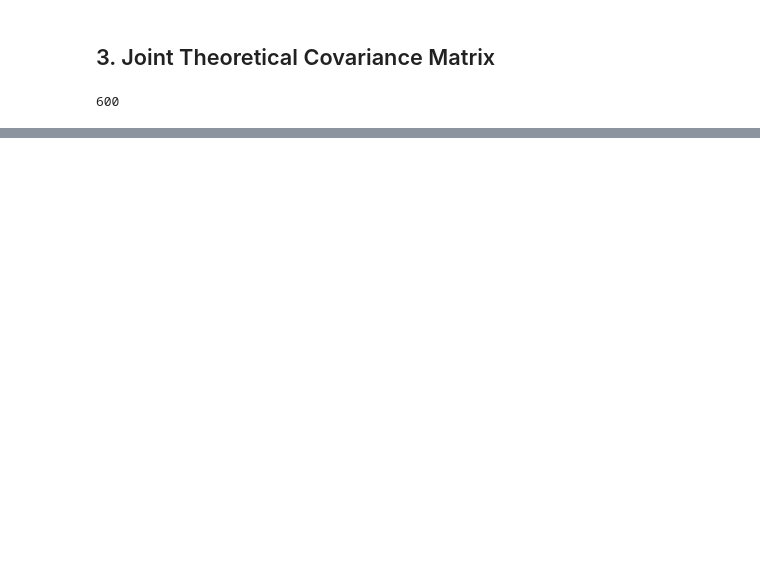
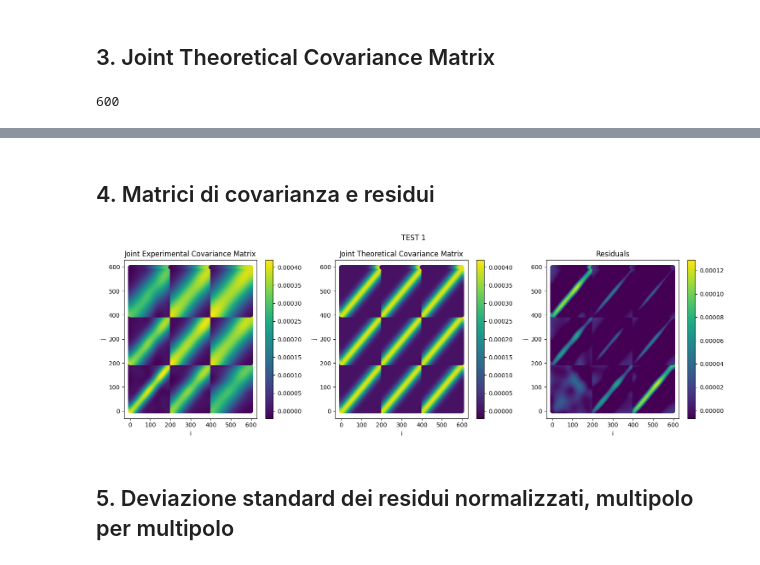
Before and after one commit to BeppeMcOnion/AB_INFO_2022-2023_EercizioFinale, a Jupyter notebook: ProgettoEsame.ipynb, the cells around one changed output, grey strips where cells are left out. Saved outputs shown, nothing was run; the diff lists cells and outputs as text; code cells hidden in the pictures; blank space fills up the shorter version.

Commit message:
feat: First implementation of standard deviation for each (l1, l2) multipole pair

```diff
--- a/ProgettoEsame.ipynb
+++ b/ProgettoEsame.ipynb
@@ -455,0 +480,46 @@ plot_Matrix(COV_th, title="Joint Theoretical Covariance Matrix")
+# %% [markdown]
+## 4. Matrici di covarianza e residui
+# %%
+import matplotlib.pyplot as plt
+import numpy as np
+
+# Creazione della figura con tre sottofigure (1 riga, 3 colonne)
+fig, axs = plt.subplots(1, 3, figsize=(15, 5))  # 1 riga, 3 colonne
+
+# Estremi della barra dei colori, per ogni subplot
+cmin = -np.max(COV_th)*0.05
+cmax =  np.max(COV_th)*1.05
+
+# Prima sottofigura: Joint Experimental Covariance Matrix
+axs[0].set_title('Joint Experimental Covariance Matrix')
+x,y = np.meshgrid(range(COV.shape[0]),range(COV.shape[1]))
+scatter1 = axs[0].scatter(x, y, c=COV[x, y], vmin=cmin, vmax=cmax)
+plt.colorbar(scatter1, ax=axs[0])  # Aggiungi la barra dei colori specifica per il primo subplot
+
+
+# Seconda sottofigura: Joint Theretical Covariance Matrix
+axs[1].set_title('Joint Theoretical Covariance Matrix')
+x,y = np.meshgrid(range(COV_th.shape[0]),range(COV_th.shape[1]))
+scatter2 = axs[1].scatter(x, y, c=COV_th[x, y], vmin=cmin, vmax=cmax)
+plt.colorbar(scatter2, ax=axs[1])  # Aggiungi la barra dei colori specifica per il secondo subplot
+
+
+# Terza sottofigura: Residuals
+axs[2].set_title('Residuals')
+
+residuals = COV_th - COV  # Calcolo dei residui
+scatter3 = axs[2].scatter(x, y, c=residuals[x, y], vmin=np.max(residuals)*1.05, vmax=-np.max(residuals)*0.05)
+plt.colorbar(scatter3, ax=axs[2])  # Aggiungi la barra dei colori specifica per il terzo subplot
+
+for ax in axs:
+    ax.set_xlabel('i')
+    ax.set_ylabel('j')
+
+plt.suptitle(f'TEST {test}')
+# Mostra il grafico
+plt.tight_layout()  # Aggiusta la spaziatura tra i subplots
+plt.show()
+# %% [output]
+[figure, added]
+# %% [markdown]
+## 5.  Deviazione standard dei residui normalizzati, multipolo per multipolo
```
Also changed, not shown: parts of 14 cells of this notebook.
